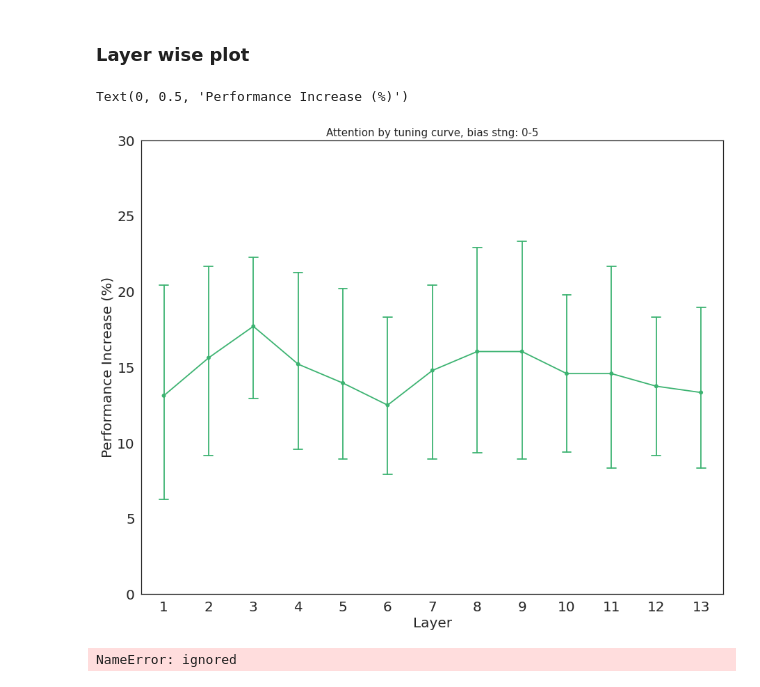
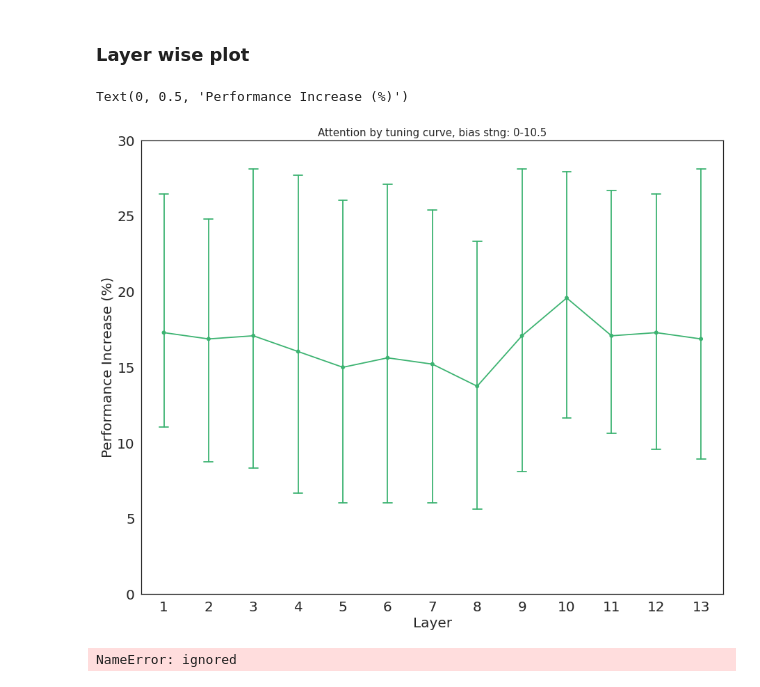
Before and after one commit to soukhind2/vgg16obj, a Jupyter notebook: Merge_set.ipynb, the cells around one changed output. Saved outputs shown, nothing was run; the diff lists cells and outputs as text; code cells hidden in the pictures.

```diff
--- a/Merge_set.ipynb
+++ b/Merge_set.ipynb
@@ -460,6 +458,7 @@ from vis.utils import utils
 from tensorflow.python.ops import nn
 from tensorflow import math
 import time
+from sklearn.metrics import roc_curve,accuracy_score,precision_recall_curve,f1_score
 
 def gen_attnmap(modifier,mask,category,bi,atype):
     """
@@ -605,12 +604,11 @@ def avg_accuracy(data_train,train_labels,
     epochs = 30
     n_layers = 13
     t_acc = np.zeros(n_layers)
+    thr = np.zeros(n_layers)
     for li in range(n_layers):
         layermask = np.zeros(13)
         layermask[li] = 1
         tensor_attnmap = gen_attnmap(modifier,layermask*atstrng,category,bidir,atype)
-
-
 
 
         def attnrelu(x,map = tensor_attnmap,atype = atype):
@@ -649,8 +647,8 @@ def avg_accuracy(data_train,train_labels,
         out = top_model.evaluate(f_test, test_labels)
         t_acc[li] = out[1]
 
+    return t_acc
 
-    return t_acc
 
 def calc_beta(avg_act):
   beta = [0 for item in avg_act]
@@ -667,9 +667,10 @@ import gc
 #cat_grads = [[[-item for item in subl] for subl in level] for level in cat_grads]
 layeridx = 0
 np.save('layeridx',layeridx)
-atstrng = 5 #0,1,1.5,2,2.5,3,3.5,4,4.5,5
+atstrng = 10.5 #0,0.5,1,1.5,2,2.5,3,3.5,4,4.5,5,5.5,6,6.5,7,7.5,8,8.5,9,9.5,10
 grand_acc = [[] for i in range(6)]
 for cat in range(6):
+  tf.keras.backend.clear_session()
   print('Category of interest: ', categories[cat])
   train_it = np.concatenate((reg_train[cat],reg_train[cat + 6]))
   test_it = np.concatenate((data_test[cat],data_test[cat + 6]))
@@ -680,9 +681,9 @@ for cat in range(6):
   top_model = Sequential()
   top_model.add(Flatten(input_shape=features_train.shape[1:]))
   top_model.add(Dense(4096, activation='relu',name = 'top_dense1'))
-  top_model.add(Dense(2, activation='softmax',name = 'predictions'))
+  top_model.add(Dense(2, activation='sigmoid',name = 'predictions'))
   top_model.compile(optimizer= Adam(lr=1e-5),
-              loss=losses,
+              loss='categorical_crossentropy',
               metrics=['accuracy'])
 
   grand_acc[cat] = avg_accuracy(train_it,
@@ -696,5 +697,5 @@ for cat in range(6):
                             cat,
                             atstrng,
                             bidir = True,
-                            atype = 2)
+                            atype = 1 )
   gc.collect()
@@ -720,6 +739,8 @@ Text(0, 0.5, 'Avg. acc.')
 categories = ['Male','Female','Manmade','Natural','Powered','Nonpowered']
 acc = [0]*6
 for cat in range(6):
+  tf.keras.backend.clear_session()
+
   print('Category of interest: ', categories[cat])
   train_it = np.concatenate((reg_train[cat],reg_train[cat + 6]))
   test_it = np.concatenate((data_test[cat],data_test[cat + 6]))
@@ -787,45 +808,45 @@ Category of interest:  Nonpowered
 import numpy as np
 import matplotlib.pyplot as plt
 
-x = np.load('tun_accuracy_add0.npy')
+x = np.load('tun_accuracy_new0.npy')
 x = np.expand_dims(x,0)
 
-for i in np.arange(0.5,5,1):
-  temp = np.load('tun_accuracy_add' + str(i) + '.npy')
+for i in np.arange(0.5,11,1):
+  temp = np.load('tun_accuracy_new' + str(i) + '.npy')
   temp = np.expand_dims(temp,0)
   x = np.vstack((x,temp))
 
-for i in np.arange(1,6,1):
-  temp = np.load('tun_accuracy_add' + str(i) + '.npy')
+for i in np.arange(1,11,1):
+  temp = np.load('tun_accuracy_new' + str(i) + '.npy')
   temp = np.expand_dims(temp,0)
   x = np.vstack((x,temp))
 
 
 
 
 x = np.amax(x,0)
 
 plt_data = np.zeros((6,13))
 for i in range(6):
   for j in range(13):
     plt_data[i,j] = x[i,j] - acc[i]
 
 
 import seaborn as sns
 sns.set(style="white",rc={"lines.linewidth": 1})
 plt.figure(figsize = (15,12))
 ax = sns.pointplot(data = plt_data*100, color = 'mediumseagreen',
                    errorwidth = 0.1 , capsize = 0.2)
 
 ax.set_xlabel('Layer',size = 20)
 ax.set_xticklabels(np.arange(1,14),size = 20)
 plt.yticks(fontsize = 20)
 plt.ylim(0,30)
-plt.title('Attention by tuning curve, bias stng: 0-5',size = 15)
+plt.title('Attention by tuning curve, bias stng: 0-10.5',size = 15)
 ax.set_ylabel('Performance Increase (%)',size = 20)
 # %% [output]
 Text(0, 0.5, 'Performance Increase (%)')
-[figure, old version]
+[figure, new version]
 # %%
 #grad_acc = plt_data
 tun_acc = plt_data
```
Also changed, not shown: parts of 13 cells of this notebook.
